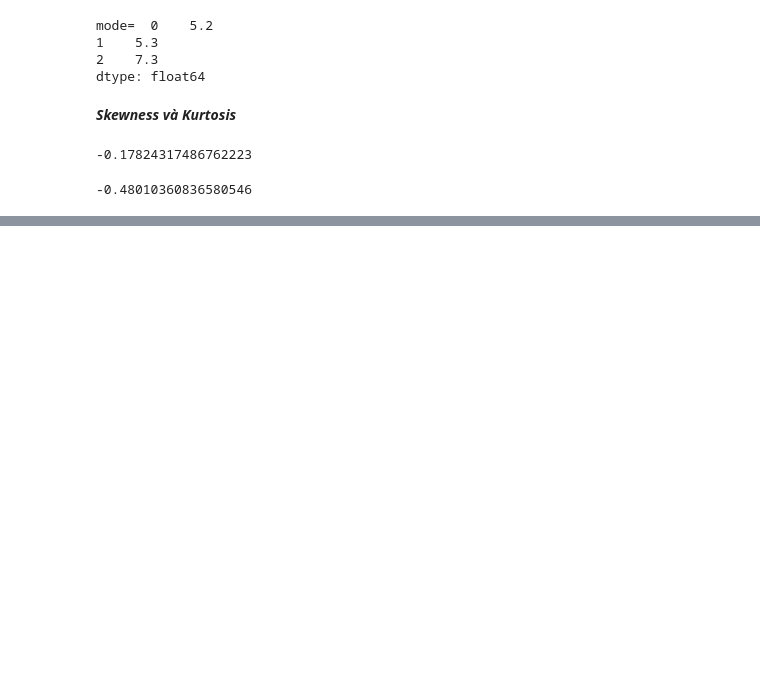
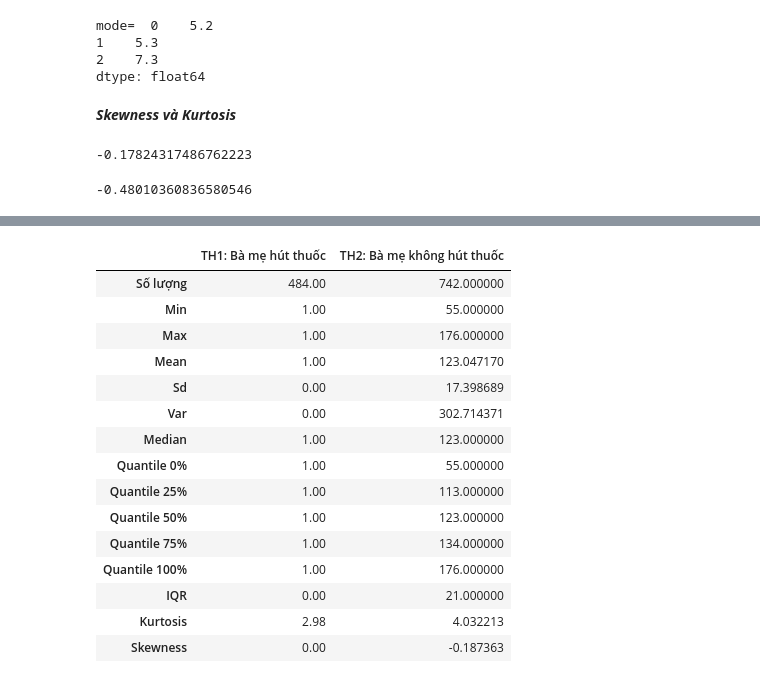
Before and after one commit to Spokai3/PhanTichDuLieuVaHocSau, a Jupyter notebook: Lab5.ipynb, the cells around one changed output, grey strips where cells are left out. Cells and saved outputs as stored; diff of their text form; code cells hidden in the pictures; blank space fills up the shorter version.

```diff
--- a/Lab5.ipynb
+++ b/Lab5.ipynb
@@ -79,0 +84,4 @@ kurtosis(dulieuxettuyen['T1'], bias=False)
+# %%
+import pandas as pd
+dulieu = pd.read_csv('https://raw.githubusercontent.com/huynhhoc/DataAnalystDeepLearning/main/Data/babies.csv', sep='\s+')
+dulieu
@@ -79,0 +102,47 @@ kurtosis(dulieuxettuyen['T1'], bias=False)
+# %%
+dl1 = pd.DataFrame(dulieu)
+dlhutthuoc = dl1[dl1['smoke'] == 1]
+dlkohutthuoc = dl1[dl1['smoke'] == 0]
+# %%
+d = {'TH1: Bà mẹ hút thuốc' : pd.Series([dlhutthuoc['bwt'].count(),dlhutthuoc['bwt'].min(),
+                        dlhutthuoc['bwt'].max(),dlhutthuoc['bwt'].mean(),
+                        dlhutthuoc['bwt'].std(),dlhutthuoc['bwt'].var(),
+                        dlhutthuoc['bwt'].median(),dlhutthuoc['bwt'].quantile(.0),
+                        dlhutthuoc['bwt'].quantile(.25),dlhutthuoc['bwt'].quantile(.5),
+                       dlhutthuoc['bwt'].quantile(.75),dlhutthuoc['bwt'].quantile(1),
+                       dlhutthuoc['bwt'].quantile(.75)-dlhutthuoc['bwt'].quantile(.25),
+                       dlhutthuoc['bwt'].kurtosis()+2.98,dlhutthuoc['bwt'].skew()],
+                       index=['Số lượng','Min','Max','Mean','Sd','Var','Median','Quantile 0%',
+                              'Quantile 25%','Quantile 50%','Quantile 75%','Quantile 100%','IQR',
+                              'Kurtosis','Skewness']),
+     'TH2: Bà mẹ không hút thuốc' : pd.Series([dlkohutthuoc['bwt'].count(),dlkohutthuoc['bwt'].min(),
+                        dlkohutthuoc['bwt'].max(),dlkohutthuoc['bwt'].mean(),
+                        dlkohutthuoc['bwt'].std(),dlkohutthuoc['bwt'].var(),
+                        dlkohutthuoc['bwt'].median(),dlkohutthuoc['bwt'].quantile(.0),
+                        dlkohutthuoc['bwt'].quantile(.25),dlkohutthuoc['bwt'].quantile(.5),
+                       dlkohutthuoc['bwt'].quantile(.75),dlkohutthuoc['bwt'].quantile(1),
+                       dlkohutthuoc['bwt'].quantile(.75)-dlkohutthuoc['bwt'].quantile(.25),
+                       dlkohutthuoc['bwt'].kurtosis()+2.98,dlkohutthuoc['bwt'].skew()],
+                       index=['Số lượng','Min','Max','Mean','Sd','Var','Median','Quantile 0%',
+                              'Quantile 25%','Quantile 50%','Quantile 75%','Quantile 100%','IQR',
+                              'Kurtosis','Skewness'])}
+# %%
+dt = pd.DataFrame(d)
+dt
+# %% [output]
+|  | TH1: Bà mẹ hút thuốc | TH2: Bà mẹ không hút thuốc |
+| Số lượng | 484.00 | 742.000000 |
+| Min | 1.00 | 55.000000 |
+| Max | 1.00 | 176.000000 |
+| Mean | 1.00 | 123.047170 |
+| Sd | 0.00 | 17.398689 |
+| Var | 0.00 | 302.714371 |
+| Median | 1.00 | 123.000000 |
+| Quantile 0% | 1.00 | 55.000000 |
+| Quantile 25% | 1.00 | 113.000000 |
+| Quantile 50% | 1.00 | 123.000000 |
+| Quantile 75% | 1.00 | 134.000000 |
+| Quantile 100% | 1.00 | 176.000000 |
+| IQR | 0.00 | 21.000000 |
+| Kurtosis | 2.98 | 4.032213 |
+| Skewness | 0.00 | -0.187363 |
```
Also changed, not shown: parts of 9 cells of this notebook.
